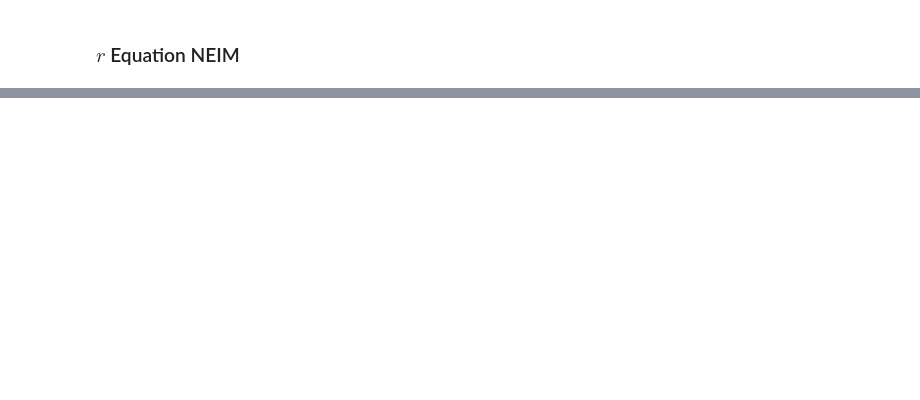
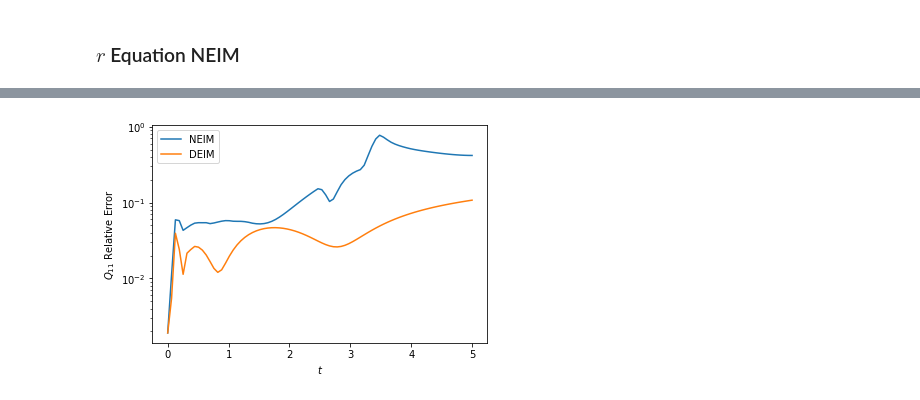
Before and after one commit to maxhirsch/NEIM, a Jupyter notebook: NEIM2.ipynb, the cells around one changed output, grey strips where cells are left out. Drawn from its saved outputs; the diff is of its cells as text; code cells hidden in the pictures; blank space fills up the shorter version.

```diff
--- a/NEIM2.ipynb
+++ b/NEIM2.ipynb
@@ -294,0 +296,32 @@ f_NEIM[100, 100], NR_NEIM(np.array([0.0, 0.5, -0.5, 2]), ro_sols[100])
+# %%
+def solve_deim_neim(a = 0.):
+
+    Q1_, Q2_, p1_, p2_, r_, num_interior_points = initialize_Q_flow(interior_point_coords, Nt, a, b, c, A0)
+    solve_Q_flow(Q1_, Q2_, p1_, p2_, r_, gamma, stiffness_matrix, Nt, a, b, c, A0, M, L, dt)
+
+    Q1_deim, Q2_deim, p1_deimQ, p2_deimQ, p1_deimR, p2_deimR, r_deim = initialize_Q_flow_DEIM(Q1_, Q2_, p1_, p2_, r_,
+                                                                                              U_Q1, U_Q2, U_r,
+                                                                                              nQ_indices, nR_indices)
+    solve_Q_flow_DEIM(Q1_deim, Q2_deim, p1_deimQ, p2_deimQ, p1_deimR, p2_deimR, r_deim,
+                        gamma, stiffness_matrix,
+                        U_Q1, U_Q2, U_r, U_deimQ1, U_deimQ2, U_deimR,
+                        nQ_indices, nR_indices,
+                        Nt, a, b, c, A0, M, L, dt)
+
+    print("Relative Error (DEIM):", np.linalg.norm(Q1_ - (U_Q1 @ Q1_deim.T).T) / np.linalg.norm(Q1_))
+
+
+    with torch.no_grad():
+
+        Q1_neim, Q2_neim, r_neim = initialize_Q_flow_NEIM(Q1_, Q2_, r_, U_Q1, U_Q2, U_r)
+
+        solve_Q_flow_NEIM(Q1_neim, Q2_neim, r_neim,
+                            gamma, stiffness_matrix,
+                            U_Q1, U_Q2, NQ_NEIM, NR_NEIM,
+                            Nt, a, b, c, A0, M, L, dt)
+
+    print("Relative Error (NEIM):", np.linalg.norm(Q1_ - (U_Q1 @ Q1_neim.T).T) / np.linalg.norm(Q1_))
+
+    return Q1_, Q2_, r_, Q1_deim, Q2_deim, r_deim, Q1_neim, Q2_neim, r_neim
+# %%
+Q1_, Q2_, r_, Q1_deim, Q2_deim, r_deim, Q1_neim, Q2_neim, r_neim = solve_deim_neim(0.0)
@@ -294,0 +334,13 @@ f_NEIM[100, 100], NR_NEIM(np.array([0.0, 0.5, -0.5, 2]), ro_sols[100])
+# %%
+error_time_neim = [np.linalg.norm(Q1_[time] - (U_Q1 @ Q1_neim.T).T[time]) / np.linalg.norm(Q1_[time]) for time in range(Q1_.shape[0])]
+# %%
+error_time_deim = [np.linalg.norm(Q1_[time] - (U_Q1 @ Q1_deim.T).T[time]) / np.linalg.norm(Q1_[time]) for time in range(Q1_.shape[0])]
+# %%
+plt.semilogy(tVals, error_time_neim, label="NEIM")
+plt.semilogy(tVals, error_time_deim, label="DEIM")
+plt.xlabel("$t$")
+plt.ylabel("$Q_{11}$ Relative Error")
+plt.legend()
+plt.show()
+# %% [output]
+[figure, added]
```
Also changed, not shown: parts of 31 cells of this notebook, 3 other files.
